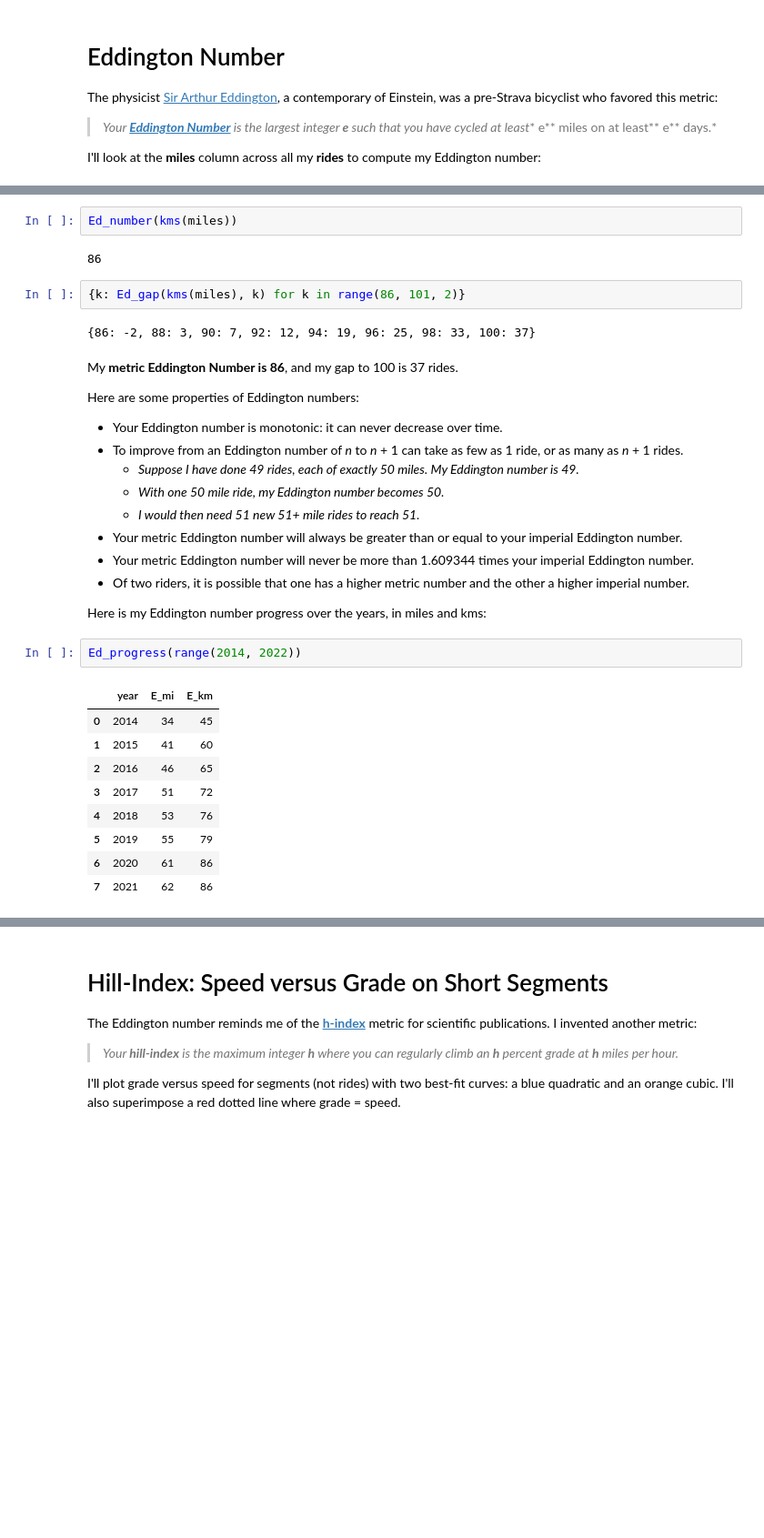
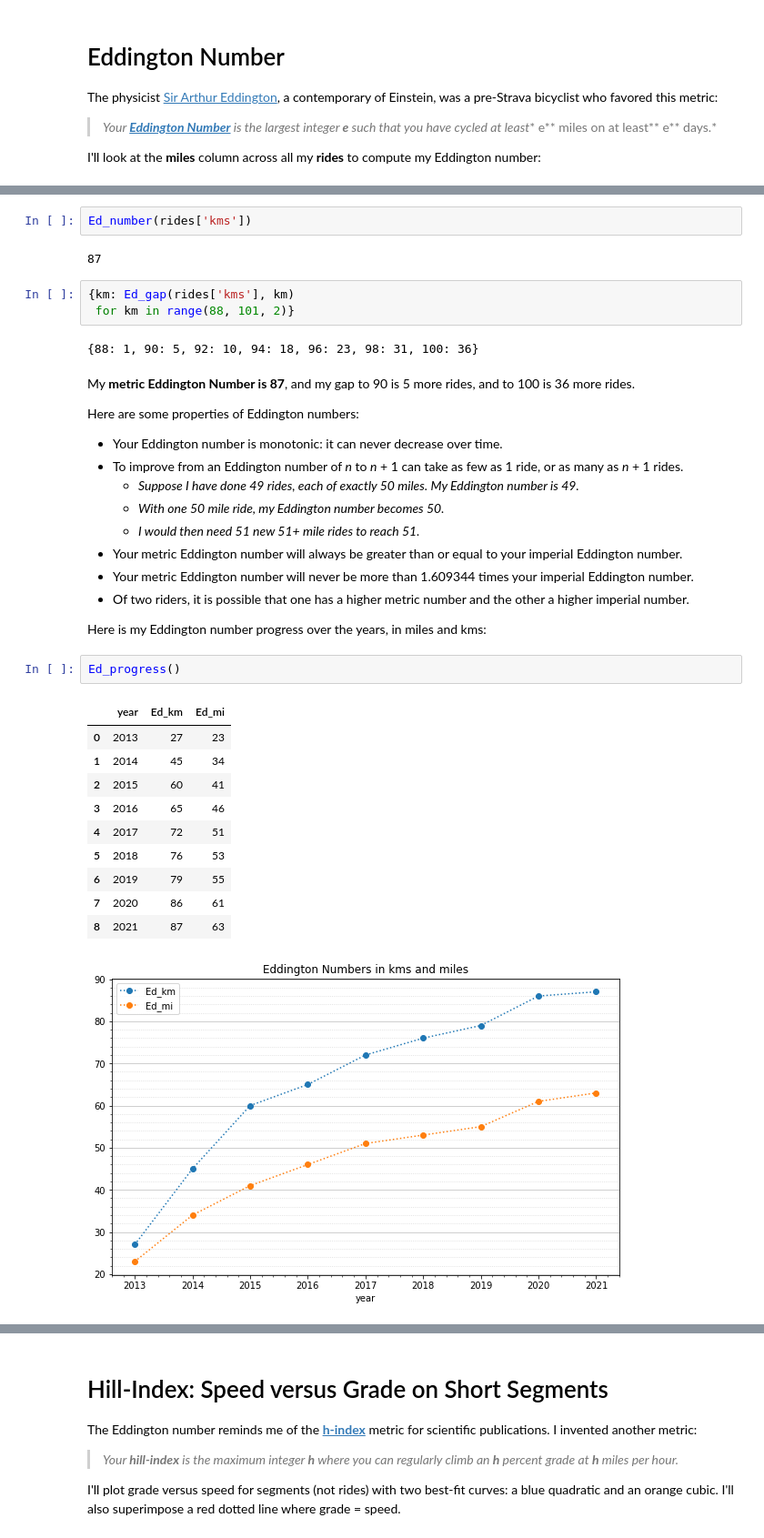
Before and after one commit to norvig/pytudes, a Jupyter notebook: ipynb/Bike Speed versus Grade.ipynb, the cells around one changed output, grey strips where cells are left out. Shown at 91% size. Saved outputs shown, nothing was run; the diff lists cells and outputs as text; blank space fills up the shorter version.

```diff
--- a/ipynb/Bike Speed versus Grade.ipynb
+++ b/ipynb/Bike Speed versus Grade.ipynb
@@ -64,13 +60,14 @@ Eddington was English, so he used miles, but we could convert to kilometers to g
 # %%
-Ed_number(kms(miles))
+Ed_number(rides['kms'])
 # %% [output]
-86
+87
 # %%
-{k: Ed_gap(kms(miles), k) for k in range(86, 101, 2)}
+{km: Ed_gap(rides['kms'], km)
+ for km in range(88, 101, 2)}
 # %% [output]
-{86: -2, 88: 3, 90: 7, 92: 12, 94: 19, 96: 25, 98: 33, 100: 37}
+{88: 1, 90: 5, 92: 10, 94: 18, 96: 23, 98: 31, 100: 36}
 # %% [markdown]
-My **metric Eddington Number is 86**, and my gap to 100 is 37 rides.
+My **metric Eddington Number is 87**, and my gap to 90 is 5 more rides, and to 100 is 36 more rides.
 
 Here are some properties of Eddington numbers:
 - Your Eddington number is monotonic: it can never decrease over time.
@@ -83,16 +80,18 @@ Here are some properties of Eddington numbers:
 - Of two riders, it is possible that one has a higher metric number and the other a higher imperial number.
 
 Here is my Eddington number progress over the years, in miles and kms:
-# %%
-Ed_progress(range(2014, 2022))
-# %% [output]
-|  | year | E_mi | E_km |
-| 0 | 2014 | 34 | 45 |
-| 1 | 2015 | 41 | 60 |
-| 2 | 2016 | 46 | 65 |
-| 3 | 2017 | 51 | 72 |
-| 4 | 2018 | 53 | 76 |
-| 5 | 2019 | 55 | 79 |
-| 6 | 2020 | 61 | 86 |
-| 7 | 2021 | 62 | 86 |
+# %%
+Ed_progress()
+# %% [output]
+|  | year | Ed_km | Ed_mi |
+| 0 | 2013 | 27 | 23 |
+| 1 | 2014 | 45 | 34 |
+| 2 | 2015 | 60 | 41 |
+| 3 | 2016 | 65 | 46 |
+| 4 | 2017 | 72 | 51 |
+| 5 | 2018 | 76 | 53 |
+| 6 | 2019 | 79 | 55 |
+| 7 | 2020 | 86 | 61 |
+| 8 | 2021 | 87 | 63 |
+[figure, added]
 # %% [markdown]
```
Also changed, not shown: parts of 28 cells of this notebook, 4 other files.
